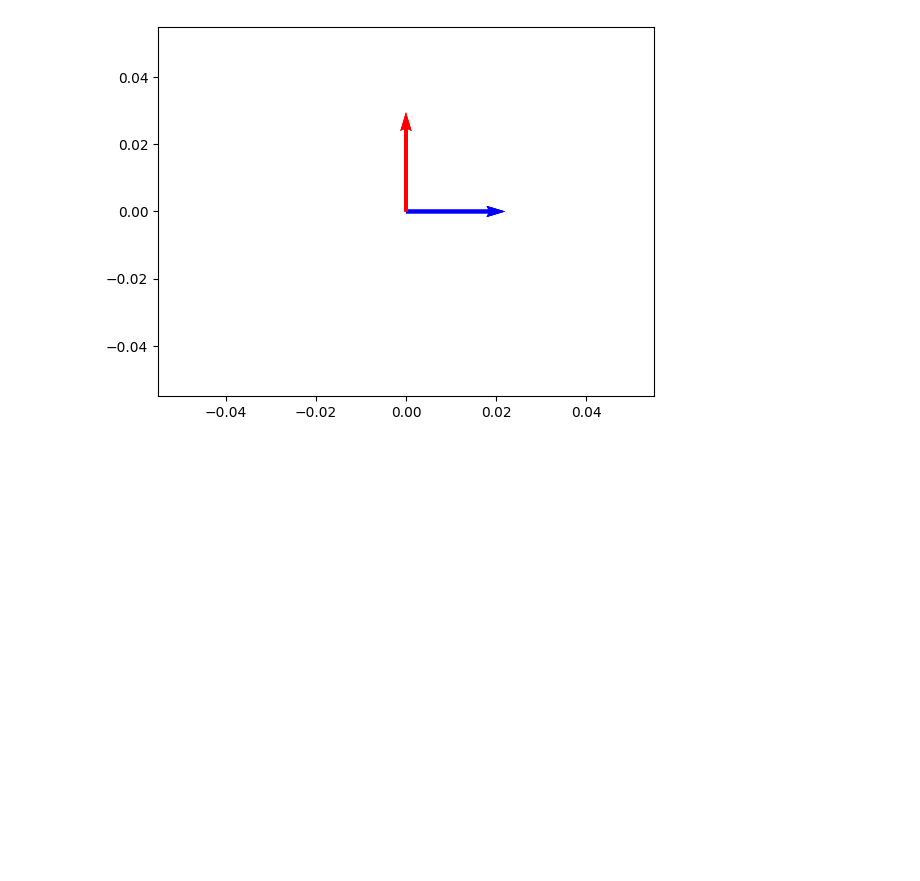
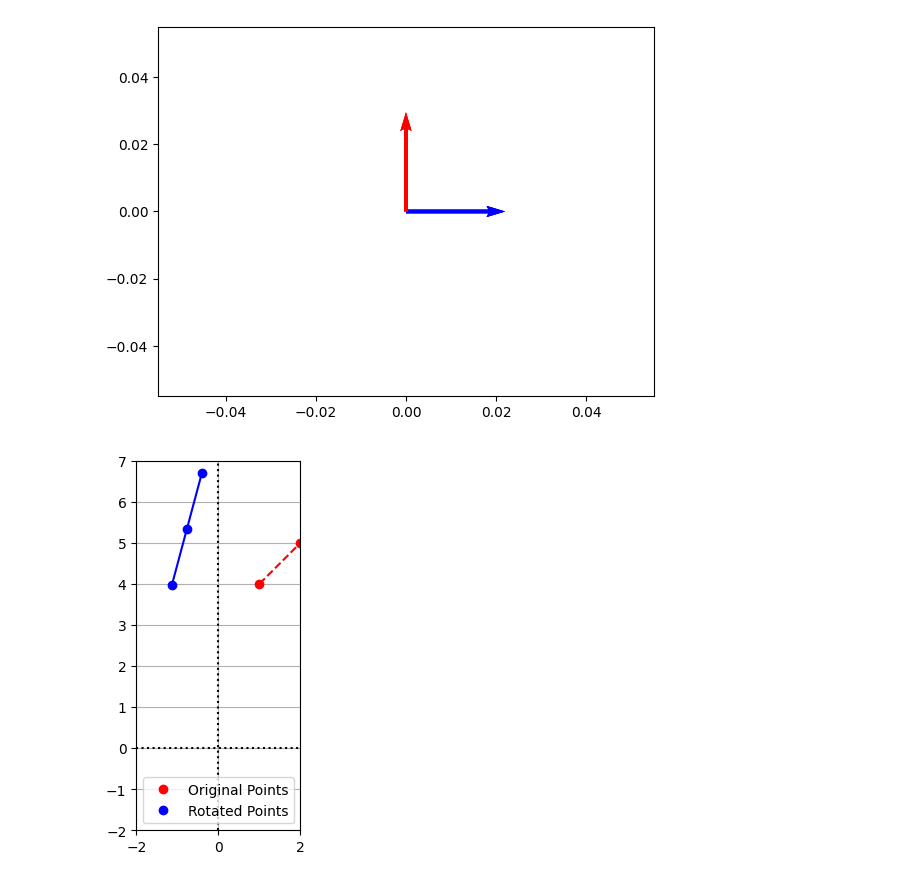
Before and after one commit to Nistha27/Maths-with-Python, a Jupyter notebook: LAB -02/Vector_Space.ipynb, the cells around one changed output. Cells and saved outputs as stored; diff of their text form; code cells hidden in the pictures; blank space fills up the shorter version.

```diff
--- a/LAB -02/Vector_Space.ipynb
+++ b/LAB -02/Vector_Space.ipynb
@@ -249,3 +249,43 @@ plt.quiver(*origin, V2[0, :], V2[1, :], color='r', scale=50)
 plt.show()
 # %% [output]
 [figure]
+# %%
+import numpy as np
+import matplotlib.pyplot as plt
+from math import cos, sin, pi
+
+theta = pi / 6
+R = np.array([[cos(theta), -sin(theta)], [sin(theta), cos(theta)]])
+coords = np.array([[1, 2, 3], [4, 5, 6]])
+
+# Calculate R_coords
+R_coords = np.dot(R, coords)
+
+x = coords[0, :]  # Define x based on the original coords
+y = coords[1, :]  # Define y based on the original coords
+
+x_LT3 = R_coords[0, :]
+y_LT3 = R_coords[1, :]
+
+# Create the figure and axes objects
+fig, ax = plt.subplots()
+
+# Plot the points. x and y are original vectors, x_LT3 and y_LT3 are images
+ax.plot(x, y, 'ro', label='Original Points')
+ax.plot(x_LT3, y_LT3, 'bo', label='Rotated Points')
+
+# Connect the points by lines
+ax.plot(x, y, 'r', ls="--")
+ax.plot(x_LT3, y_LT3, 'b')
+
+# Edit some settings
+ax.axvline(x=0, color="k", ls=":")
+ax.axhline(y=0, color="k", ls=":")
+ax.grid(True)
+ax.axis([-2, 2, -2, 7])  # Adjusted the y-axis limits
+ax.set_aspect('equal')
+ax.legend()  # Added a legend
+
+plt.show()
+# %% [output]
+[figure, added]
```
